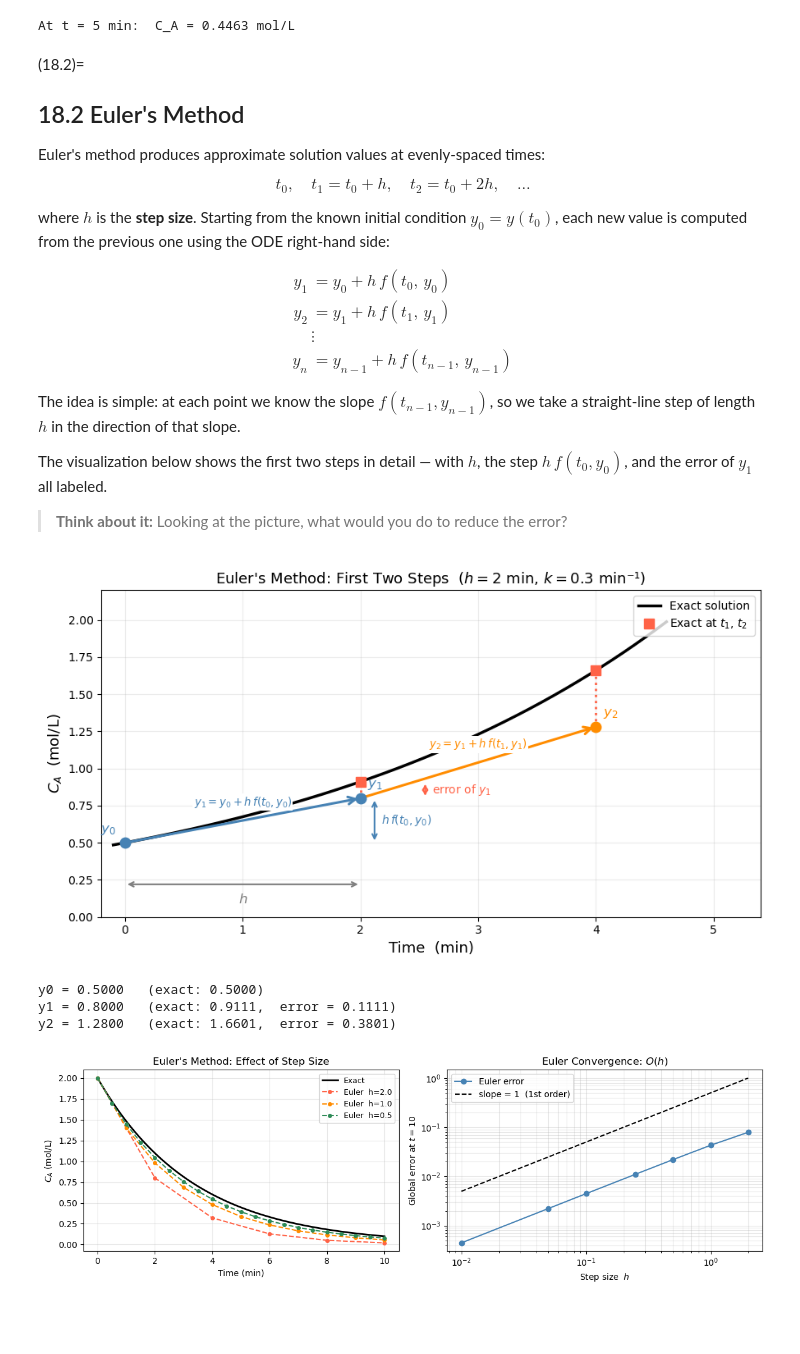
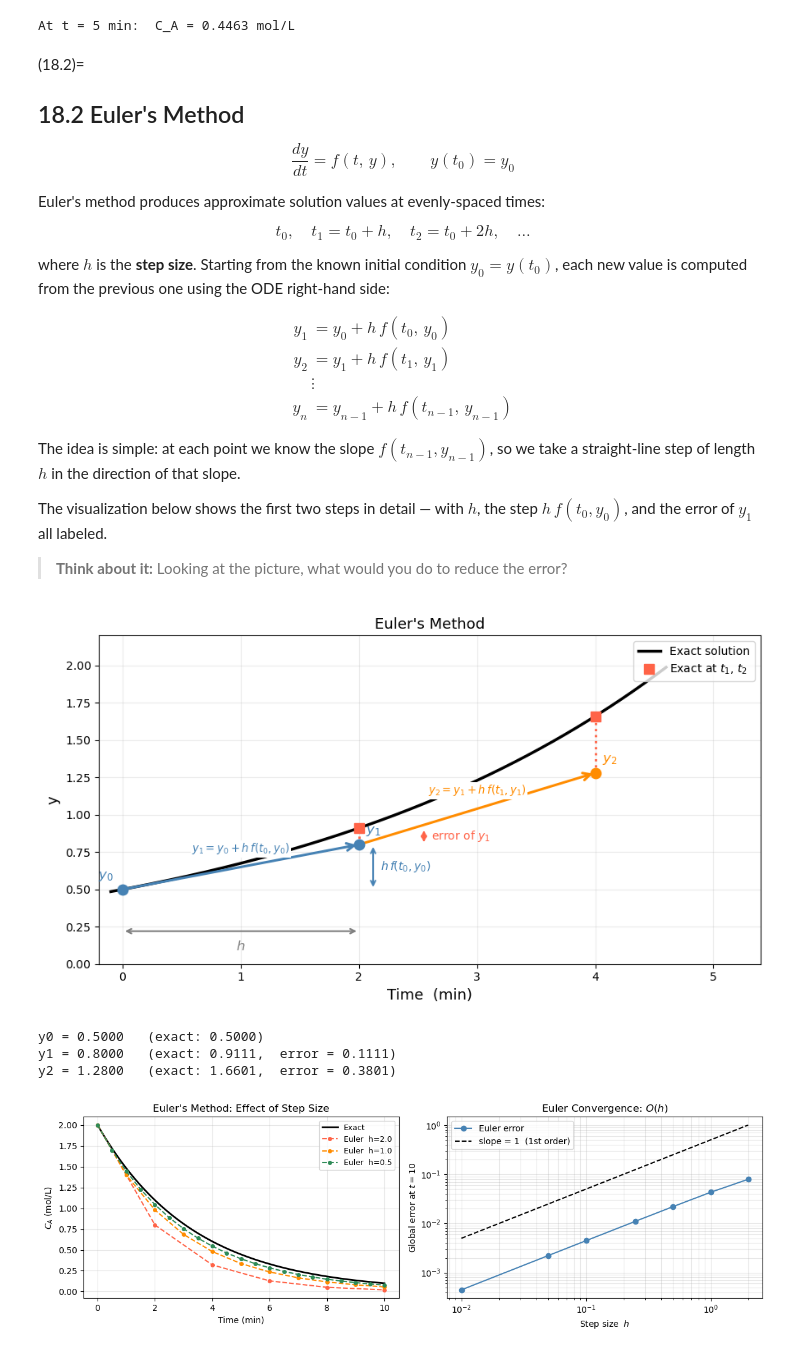
Before and after one commit to ock-group/CHME212-2026-Spring, a Jupyter notebook: docs/chapter18/18_notebook.ipynb, the cells around one changed output. Drawn from its saved outputs; the diff is of its cells as text; code cells hidden in the pictures; blank space fills up the shorter version.

```diff
--- a/docs/chapter18/18_notebook.ipynb
+++ b/docs/chapter18/18_notebook.ipynb
@@ -142,6 +153,10 @@ At t = 5 min:  C_A = 0.4463 mol/L
 # %% [markdown]
 (18.2)=
 ## 18.2 Euler's Method
+
+$$
+\frac{dy}{dt} = f(t,\, y), \qquad y(t_0) = y_0
+$$
 
 Euler's method produces approximate solution values at evenly-spaced times:
 
@@ -167,7 +182,8 @@ The visualization below shows the first two steps in detail — with $h$, the st
 > **Think about it:** Looking at the picture, what would you do to reduce the error?
 # %%
 # ── Euler's method: two-step annotated diagram ───────────────────────────────
-
+import numpy as np
+from matplotlib import pyplot as plt
 k  = 0.3
 y0 = 0.5
 t0 = 0.0
@@ -235,36 +251,36 @@ ax.plot(t2, y2, 'o', color='darkorange', ms=9, zorder=5)
 ax.plot(t2, exact(t2), 's', color='tomato', ms=8, zorder=5)
 ax.text(t2 + 0.06, y2 + 0.07, '$y_2$', fontsize=12, color='darkorange')
 
 # error of y2 (dotted line only, unlabeled to keep figure clean)
 ax.plot([t2, t2], [y2, exact(t2)], ':', color='tomato', lw=2, zorder=4)
 
 # ── step labels inside arrows ────────────────────────────────────────────────
 ax.text((t0+t1)/2, (y0+y1)/2 + 0.10,
         r'$y_1 = y_0 + h\,f(t_0,y_0)$',
         fontsize=9.5, color='steelblue', ha='center',
         bbox=dict(fc='white', ec='none', pad=1))
 ax.text((t1+t2)/2, (y1+y2)/2 + 0.10,
         r'$y_2 = y_1 + h\,f(t_1,y_1)$',
         fontsize=9.5, color='darkorange', ha='center',
         bbox=dict(fc='white', ec='none', pad=1))
 
 # ── axes and legend ───────────────────────────────────────────────────────────
 ax.set_xlabel('Time  (min)', fontsize=13)
-ax.set_ylabel('$C_A$  (mol/L)', fontsize=13)
-ax.set_title("Euler's Method: First Two Steps  ($h = 2$ min, $k = 0.3$ min⁻¹)",
+ax.set_ylabel('y', fontsize=13)
+ax.set_title("Euler's Method",
              fontsize=13)
 ax.legend(fontsize=10, loc='upper right')
 ax.set_xlim(-0.2, t0 + 2*h + 1.4)
 ax.set_ylim(0.0, 2.2)
 ax.grid(True, alpha=0.25)
 plt.tight_layout()
 plt.show()
 
 print(f"y0 = {y0:.4f}   (exact: {exact(t0):.4f})")
 print(f"y1 = {y1:.4f}   (exact: {exact(t1):.4f},  error = {abs(y1 - exact(t1)):.4f})")
 print(f"y2 = {y2:.4f}   (exact: {exact(t2):.4f},  error = {abs(y2 - exact(t2)):.4f})")
 # %% [output]
-[figure, old version]
+[figure, new version]
 y0 = 0.5000   (exact: 0.5000)
 y1 = 0.8000   (exact: 0.9111,  error = 0.1111)
 y2 = 1.2800   (exact: 1.6601,  error = 0.3801)
```
Also changed, not shown: parts of 8 cells of this notebook, 1 other file.
